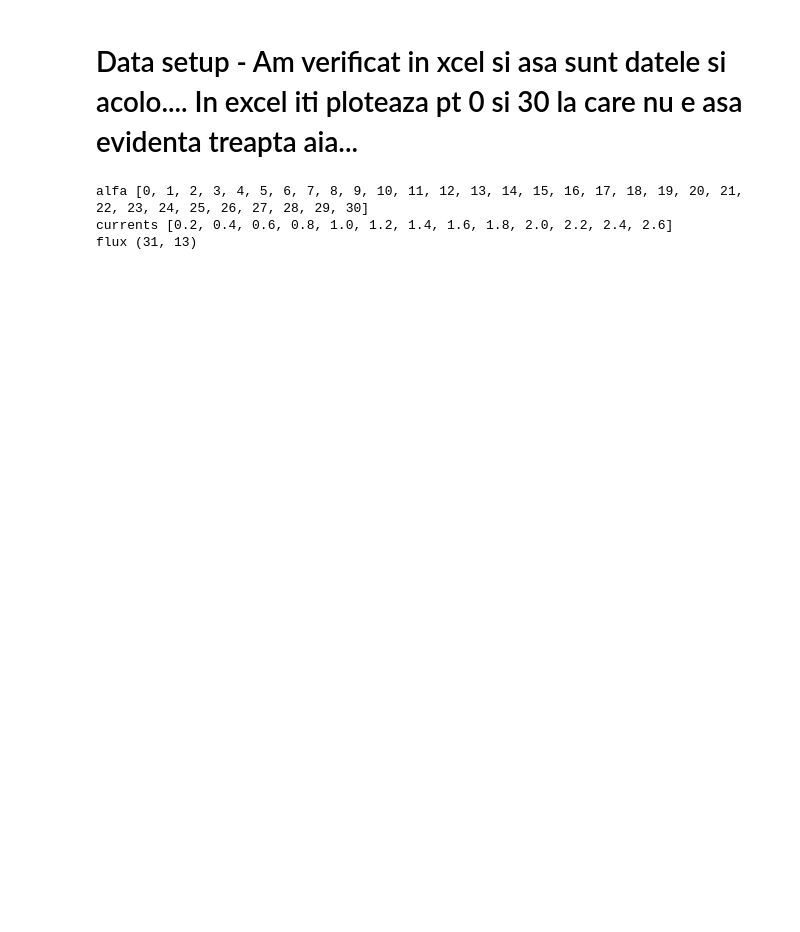
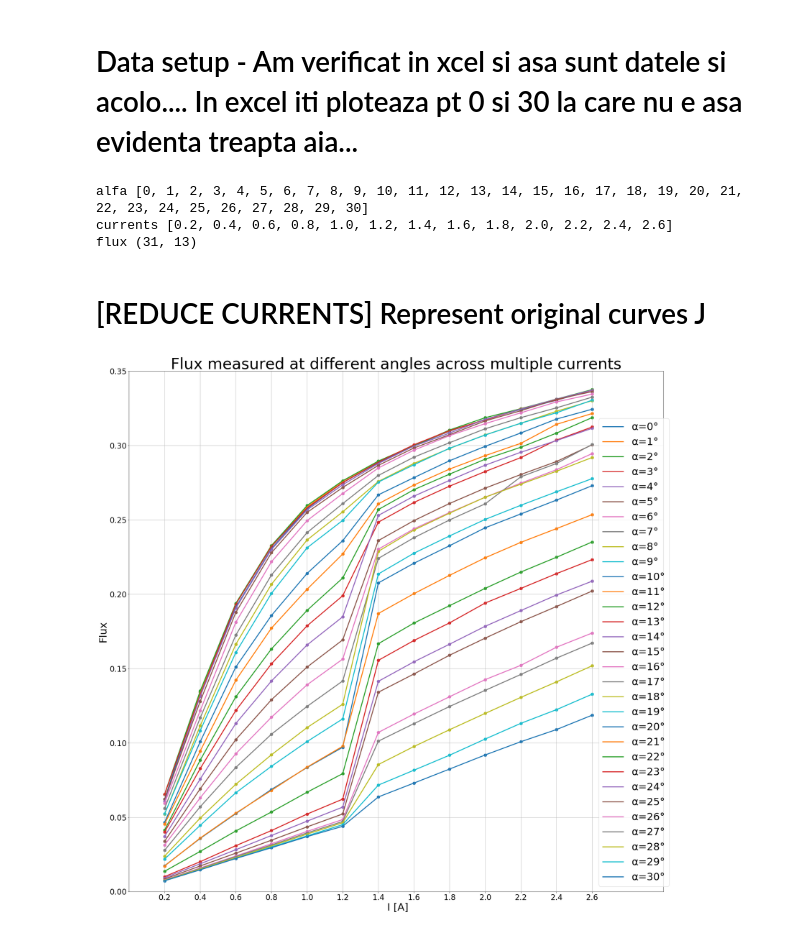
Before and after one commit to gleotescu/iq_interpolation, a Jupyter notebook: SRM.ipynb, the cells around one changed output. Saved outputs shown, nothing was run; the diff lists cells and outputs as text; code cells hidden in the pictures; blank space fills up the shorter version.

```diff
--- a/SRM.ipynb
+++ b/SRM.ipynb
@@ -63,3 +63,29 @@ print('flux', Flux.shape)
 alfa [0, 1, 2, 3, 4, 5, 6, 7, 8, 9, 10, 11, 12, 13, 14, 15, 16, 17, 18, 19, 20, 21, 22, 23, 24, 25, 26, 27, 28, 29, 30]
 currents [0.2, 0.4, 0.6, 0.8, 1.0, 1.2, 1.4, 1.6, 1.8, 2.0, 2.2, 2.4, 2.6]
 flux (31, 13)
+# %% [markdown]
+# [REDUCE CURRENTS] Represent original curves J
+# %%
+from subprocess import call
+
+flux = np.copy(Flux)
+
+plt.figure(figsize=[30,30])
+
+for idx in alfa:
+    df =flux[idx, :]
+    plt.plot(I_currents, df, linewidth=3, label='α=%d°' %(idx))
+    plt.scatter(I_currents,df, linewidths=4)
+    plt.ylim([0,0.35])
+    plt.xlim([0, 3])
+    plt.xticks(I_currents, fontsize=24)
+    plt.yticks(fontsize=24)
+    plt.xlabel(xLabel, fontsize = 32)
+    plt.ylabel(yLabel, fontsize = 32)
+    plt.title('Flux measured at different angles across multiple currents', fontsize=48)
+    plt.legend(bbox_to_anchor=(1.02, 0), loc='lower right', ncol=1, fontsize=32)
+plt.grid()
+plt.savefig('SRM_george_output/SRM_curves_flux.png', dpi = 300)
+plt.show()
+# %% [output]
+[figure, added]
```
Also changed, not shown: parts of 23 cells of this notebook, 9 other files.
